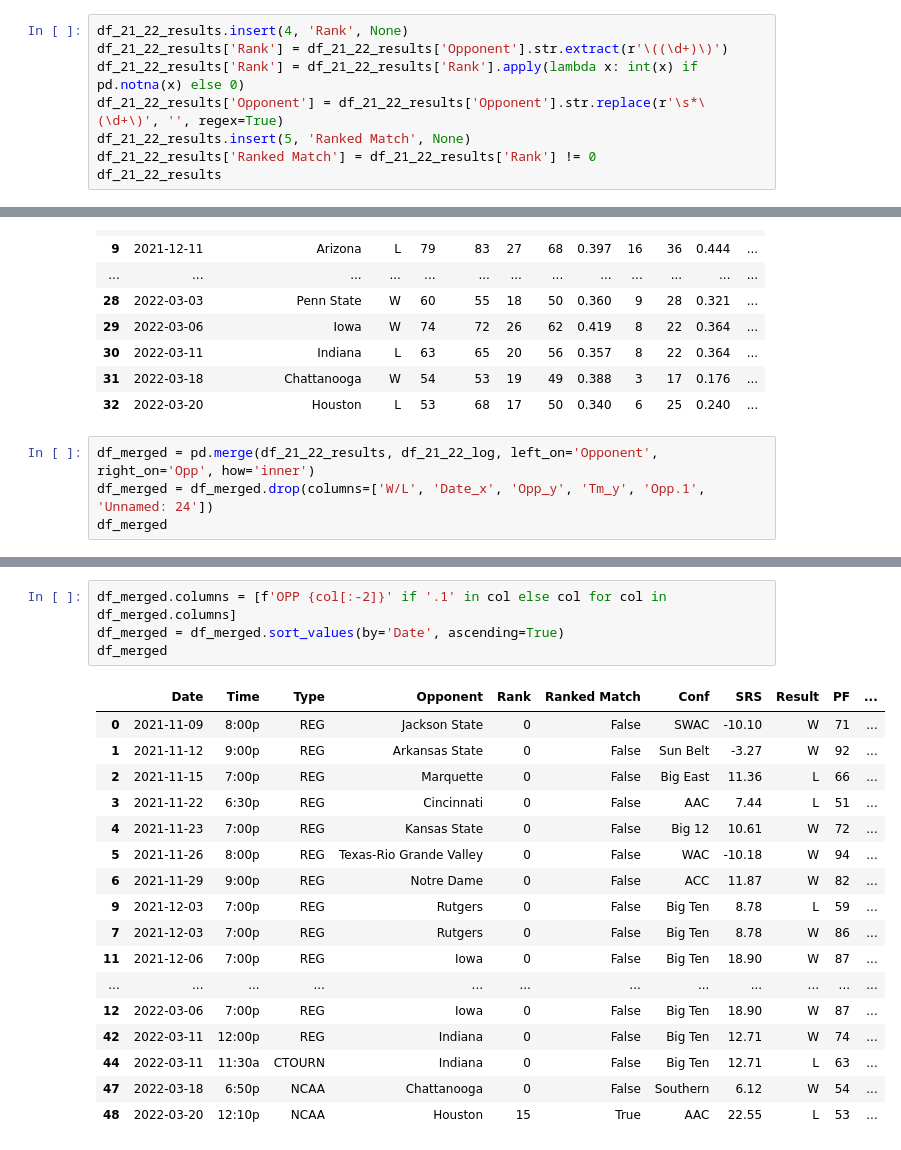
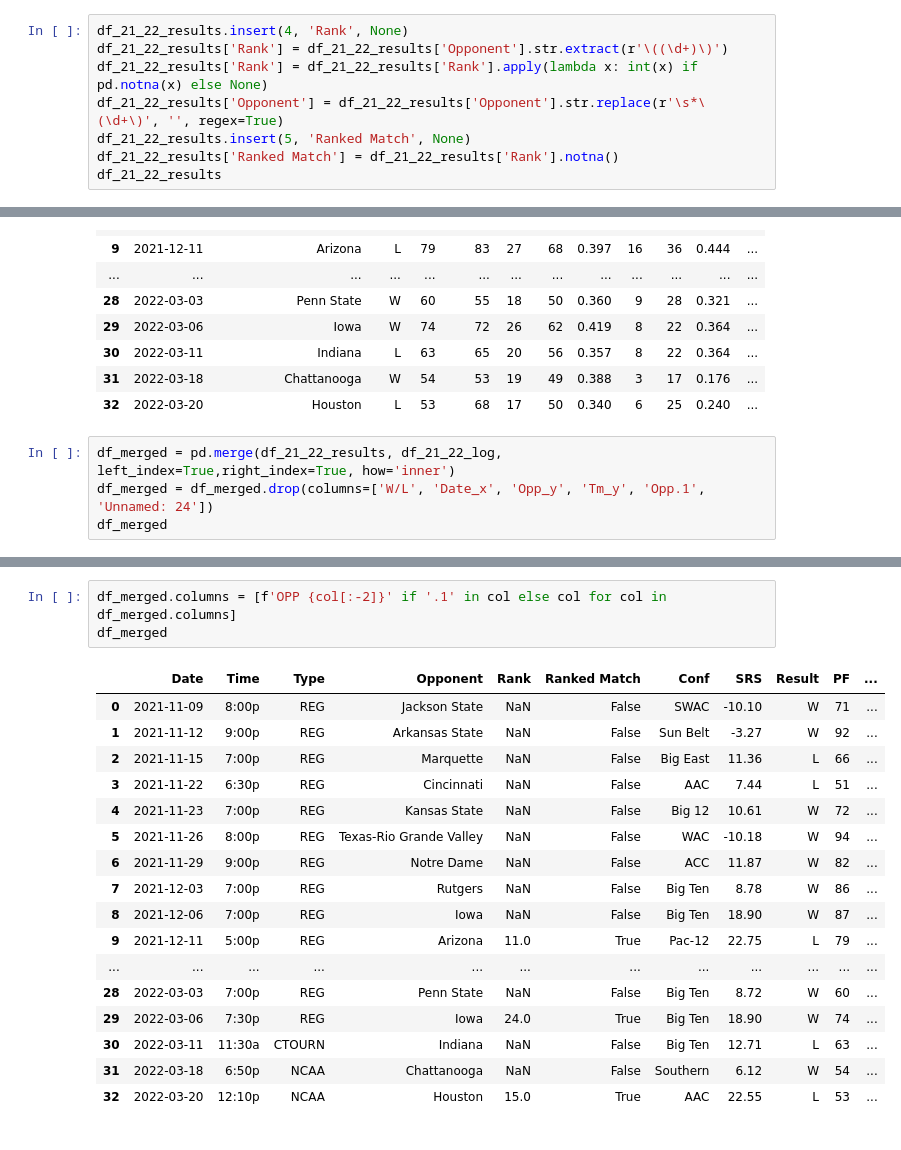
Before and after one commit to isaac-turk/DataDiveFa24, a Jupyter notebook: Isaac-Cleaning.ipynb, the cells around one changed output, grey strips where cells are left out. Cells and saved outputs as stored; diff of their text form.

```diff
--- a/Isaac-Cleaning.ipynb
+++ b/Isaac-Cleaning.ipynb
@@ -323,10 +269,10 @@ df_21_22_results
 # %%
 df_21_22_results.insert(4, 'Rank', None)
 df_21_22_results['Rank'] = df_21_22_results['Opponent'].str.extract(r'\((\d+)\)')
-df_21_22_results['Rank'] = df_21_22_results['Rank'].apply(lambda x: int(x) if pd.notna(x) else 0)
+df_21_22_results['Rank'] = df_21_22_results['Rank'].apply(lambda x: int(x) if pd.notna(x) else None)
 df_21_22_results['Opponent'] = df_21_22_results['Opponent'].str.replace(r'\s*\(\d+\)', '', regex=True)
 df_21_22_results.insert(5, 'Ranked Match', None)
-df_21_22_results['Ranked Match'] = df_21_22_results['Rank'] != 0
+df_21_22_results['Ranked Match'] = df_21_22_results['Rank'].notna()
 df_21_22_results
 # %% [output]
 |  | Date | Time | Type | Opponent | Rank | Ranked Match | Conf | SRS | Result | Tm | ... |
@@ -388,7 +334,7 @@ df_21_22_log
 | 31 | 2022-03-18 | Chattanooga | W | 54 | 53 | 19 | 49 | 0.388 | 3 | 17 | 0.176 | ... |
 | 32 | 2022-03-20 | Houston | L | 53 | 68 | 17 | 50 | 0.340 | 6 | 25 | 0.240 | ... |
 # %%
-df_merged = pd.merge(df_21_22_results, df_21_22_log, left_on='Opponent', right_on='Opp', how='inner')
+df_merged = pd.merge(df_21_22_results, df_21_22_log, left_index=True,right_index=True, how='inner')
 df_merged = df_merged.drop(columns=['W/L', 'Date_x', 'Opp_y', 'Tm_y', 'Opp.1', 'Unnamed: 24'])
 df_merged
 # %% [output]
@@ -455,23 +401,22 @@ df_merged
 # %%
 df_merged.columns = [f'OPP {col[:-2]}' if '.1' in col else col for col in df_merged.columns]
-df_merged = df_merged.sort_values(by='Date', ascending=True)
 df_merged
 # %% [output]
 |  | Date | Time | Type | Opponent | Rank | Ranked Match | Conf | SRS | Result | PF | ... |
-| 0 | 2021-11-09 | 8:00p | REG | Jackson State | 0 | False | SWAC | -10.10 | W | 71 | ... |
-| 1 | 2021-11-12 | 9:00p | REG | Arkansas State | 0 | False | Sun Belt | -3.27 | W | 92 | ... |
-| 2 | 2021-11-15 | 7:00p | REG | Marquette | 0 | False | Big East | 11.36 | L | 66 | ... |
-| 3 | 2021-11-22 | 6:30p | REG | Cincinnati | 0 | False | AAC | 7.44 | L | 51 | ... |
-| 4 | 2021-11-23 | 7:00p | REG | Kansas State | 0 | False | Big 12 | 10.61 | W | 72 | ... |
-| 5 | 2021-11-26 | 8:00p | REG | Texas-Rio Grande Valley | 0 | False | WAC | -10.18 | W | 94 | ... |
-| 6 | 2021-11-29 | 9:00p | REG | Notre Dame | 0 | False | ACC | 11.87 | W | 82 | ... |
-| 9 | 2021-12-03 | 7:00p | REG | Rutgers | 0 | False | Big Ten | 8.78 | L | 59 | ... |
-| 7 | 2021-12-03 | 7:00p | REG | Rutgers | 0 | False | Big Ten | 8.78 | W | 86 | ... |
-| 11 | 2021-12-06 | 7:00p | REG | Iowa | 0 | False | Big Ten | 18.90 | W | 87 | ... |
+| 0 | 2021-11-09 | 8:00p | REG | Jackson State | NaN | False | SWAC | -10.10 | W | 71 | ... |
+| 1 | 2021-11-12 | 9:00p | REG | Arkansas State | NaN | False | Sun Belt | -3.27 | W | 92 | ... |
+| 2 | 2021-11-15 | 7:00p | REG | Marquette | NaN | False | Big East | 11.36 | L | 66 | ... |
+| 3 | 2021-11-22 | 6:30p | REG | Cincinnati | NaN | False | AAC | 7.44 | L | 51 | ... |
+| 4 | 2021-11-23 | 7:00p | REG | Kansas State | NaN | False | Big 12 | 10.61 | W | 72 | ... |
+| 5 | 2021-11-26 | 8:00p | REG | Texas-Rio Grande Valley | NaN | False | WAC | -10.18 | W | 94 | ... |
+| 6 | 2021-11-29 | 9:00p | REG | Notre Dame | NaN | False | ACC | 11.87 | W | 82 | ... |
+| 7 | 2021-12-03 | 7:00p | REG | Rutgers | NaN | False | Big Ten | 8.78 | W | 86 | ... |
+| 8 | 2021-12-06 | 7:00p | REG | Iowa | NaN | False | Big Ten | 18.90 | W | 87 | ... |
+| 9 | 2021-12-11 | 5:00p | REG | Arizona | 11.0 | True | Pac-12 | 22.75 | L | 79 | ... |
 | ... | ... | ... | ... | ... | ... | ... | ... | ... | ... | ... | ... |
-| 12 | 2022-03-06 | 7:00p | REG | Iowa | 0 | False | Big Ten | 18.90 | W | 87 | ... |
-| 42 | 2022-03-11 | 12:00p | REG | Indiana | 0 | False | Big Ten | 12.71 | W | 74 | ... |
-| 44 | 2022-03-11 | 11:30a | CTOURN | Indiana | 0 | False | Big Ten | 12.71 | L | 63 | ... |
-| 47 | 2022-03-18 | 6:50p | NCAA | Chattanooga | 0 | False | Southern | 6.12 | W | 54 | ... |
-| 48 | 2022-03-20 | 12:10p | NCAA | Houston | 15 | True | AAC | 22.55 | L | 53 | ... |
+| 28 | 2022-03-03 | 7:00p | REG | Penn State | NaN | False | Big Ten | 8.72 | W | 60 | ... |
+| 29 | 2022-03-06 | 7:30p | REG | Iowa | 24.0 | True | Big Ten | 18.90 | W | 74 | ... |
+| 30 | 2022-03-11 | 11:30a | CTOURN | Indiana | NaN | False | Big Ten | 12.71 | L | 63 | ... |
+| 31 | 2022-03-18 | 6:50p | NCAA | Chattanooga | NaN | False | Southern | 6.12 | W | 54 | ... |
+| 32 | 2022-03-20 | 12:10p | NCAA | Houston | 15.0 | True | AAC | 22.55 | L | 53 | ... |
 # %%
```
Also changed, not shown: parts of 22 cells of this notebook, 14 other files.
